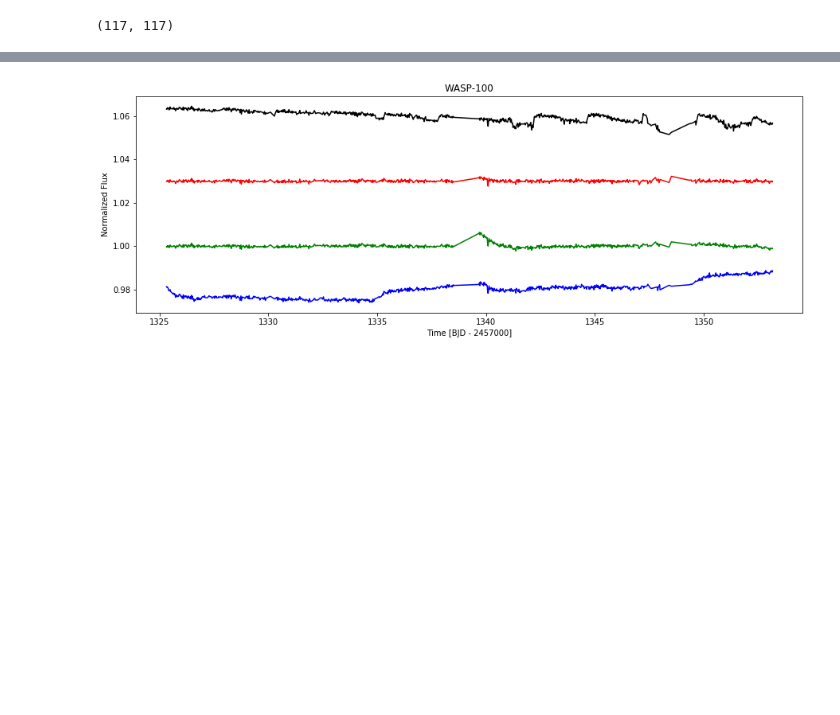
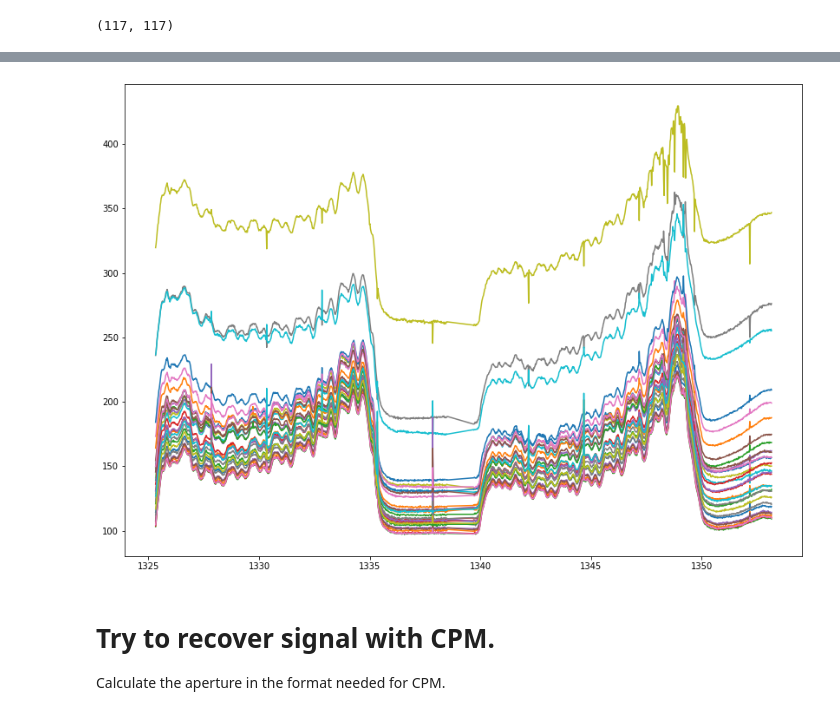
Before and after one commit to RuthAngus/TESS-rotation, a Jupyter notebook: code/notebooks/Injection_tests.ipynb, the cells around one changed output, grey strips where cells are left out. Saved outputs shown, nothing was run; the diff lists cells and outputs as text; code cells hidden in the pictures; blank space fills up the shorter version.

```diff
--- a/code/notebooks/Injection_tests.ipynb
+++ b/code/notebooks/Injection_tests.ipynb
@@ -174,4 +110,0 @@ postflux = fits.open("/Users/rangus/.eleanor/mastDownload/HLSP/hlsp_eleanor_tess
-# %%
-postcard = postflux[2].data + 0.0
-time = postflux[1].data['tstart']
-print(np.shape(postcard), np.shape(time))
@@ -245,14 +111,5 @@ WARNING: The "exact" method is not yet implemented for rectangular apertures --
-# %%
-plt.figure(figsize=(15,5))
-
-q = data.quality == 0
-
-plt.plot(data.time[q], data.raw_flux[q]/np.nanmedian(data.raw_flux[q])+0.06, 'k')
-plt.plot(data.time[q], data.corr_flux[q]/np.nanmedian(data.corr_flux[q]) + 0.03, 'r')
-plt.plot(data.time[q], data.pca_flux[q]/np.nanmedian(data.pca_flux[q]), 'g')
-plt.plot(data.time[q], data.psf_flux[q]/np.nanmedian(data.psf_flux[q]) - 0.02, 'b')
-plt.ylabel('Normalized Flux')
-plt.xlabel('Time [BJD - 2457000]')
-plt.title('WASP-100');
-# %% [output]
-[figure, removed]
+# %%
+for i in range(15, 45):
+    plt.plot(time, injected_flux[:, i, 34])
+# %% [output]
+[figure, added]
@@ -258,0 +126,4 @@ plt.title('WASP-100');
+# %% [markdown]
+# Try to recover signal with CPM.
+
+Calculate the aperture in the format needed for CPM.
```
Also changed, not shown: parts of 53 cells of this notebook.
